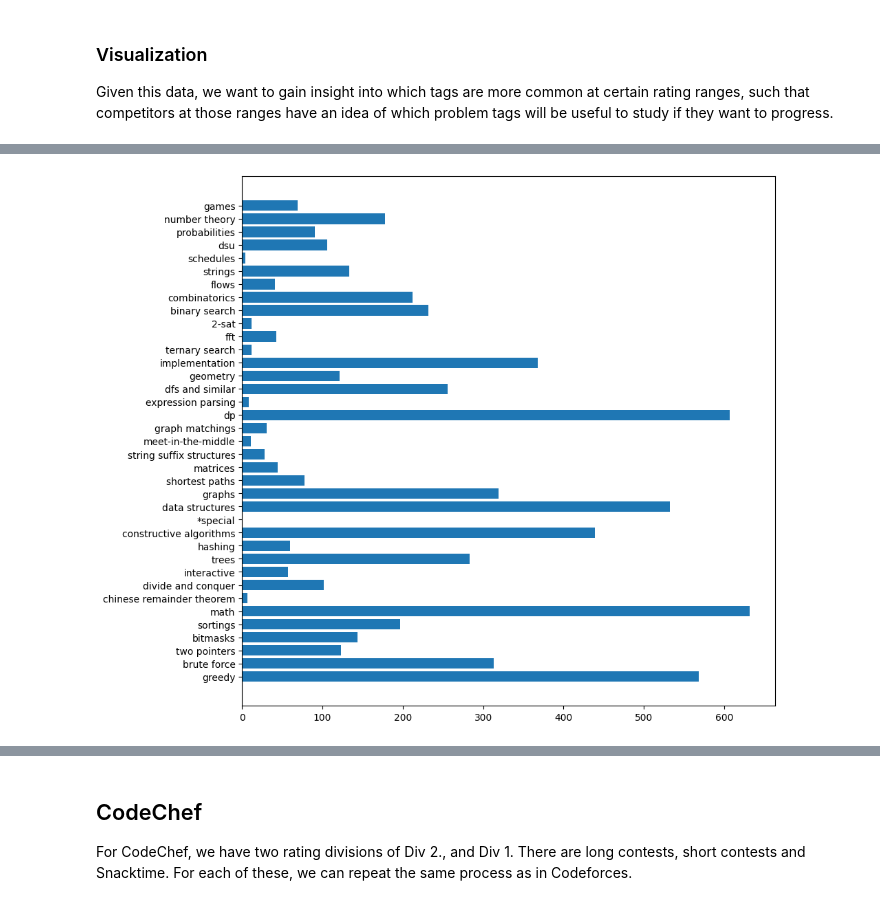
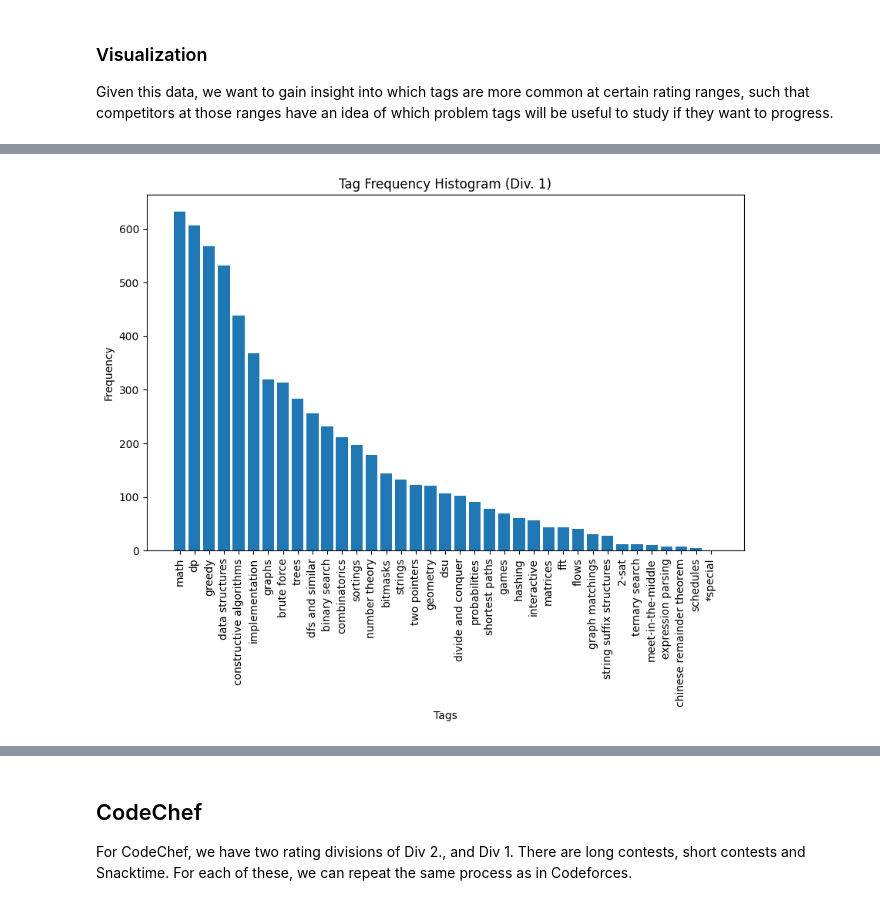
Before and after one commit to AbhijeetKrishnan/cp-problem-tag-analysis, a Jupyter notebook: analysis.ipynb, the cells around one changed output, grey strips where cells are left out. Saved outputs shown, nothing was run; the diff lists cells and outputs as text; code cells hidden in the pictures.

Commit message:
Plot graphs

```diff
--- a/analysis.ipynb
+++ b/analysis.ipynb
@@ -294,8 +294,29 @@ shape: (1, 37)
-# %%
-import matplotlib.pyplot as plt
-
-plt.figure(figsize=(10, 10))
-plt.barh(tag_freqs.columns, tag_freqs.to_numpy().flatten())
-plt.show()
-# %% [output]
-[figure, removed]
+# %%
+import matplotlib.pyplot as plt
+
+# Assuming df is your Polars DataFrame and all_tags is your list of tag column names
+# Filter the DataFrame to include only the relevant tags
+filtered_df = df.filter(pl.col('is_div1'))
+
+# Sum the boolean columns to get the frequency of each tag
+tag_frequencies = filtered_df.select(all_tags).sum().to_dict(as_series=False)
+
+# Convert to a list of tuples and sort by frequency in ascending order
+sorted_tag_frequencies = sorted(tag_frequencies.items(), key=lambda x: x[1], reverse=True)
+
+# Unzip the sorted list into two lists: tags and frequencies
+tags, frequencies = zip(*sorted_tag_frequencies)
+
+# Convert frequencies from Polars Series to a list of numbers
+frequencies = [freq[0] for freq in frequencies]
+
+# Plot the sorted histogram
+plt.figure(figsize=(10, 6))
+plt.bar(tags, frequencies)
+plt.xlabel('Tags')
+plt.ylabel('Frequency')
+plt.title('Tag Frequency Histogram (Div. 1)')
+plt.xticks(rotation=90)
+plt.show()
+# %% [output]
+[figure, added]
```
Also changed, not shown: parts of 11 cells of this notebook.
